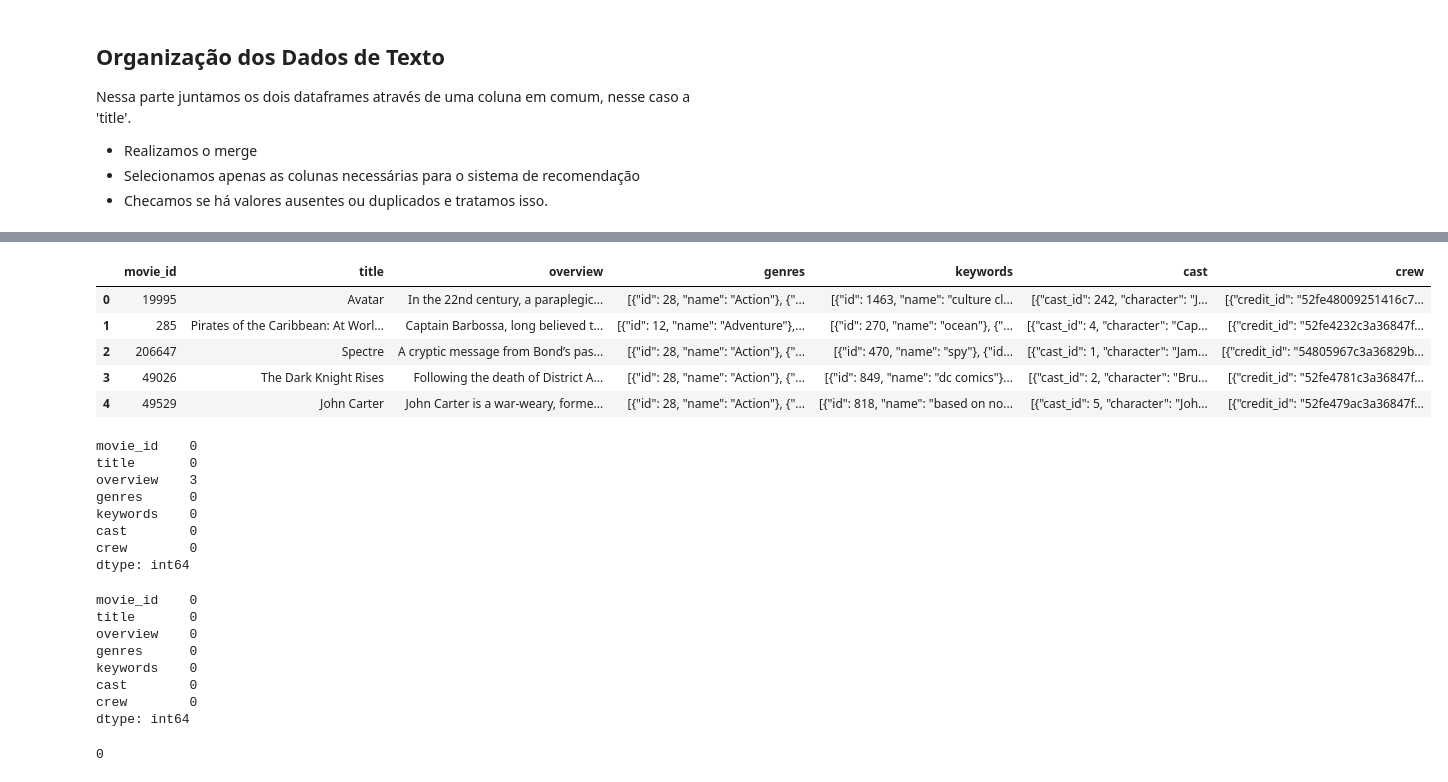
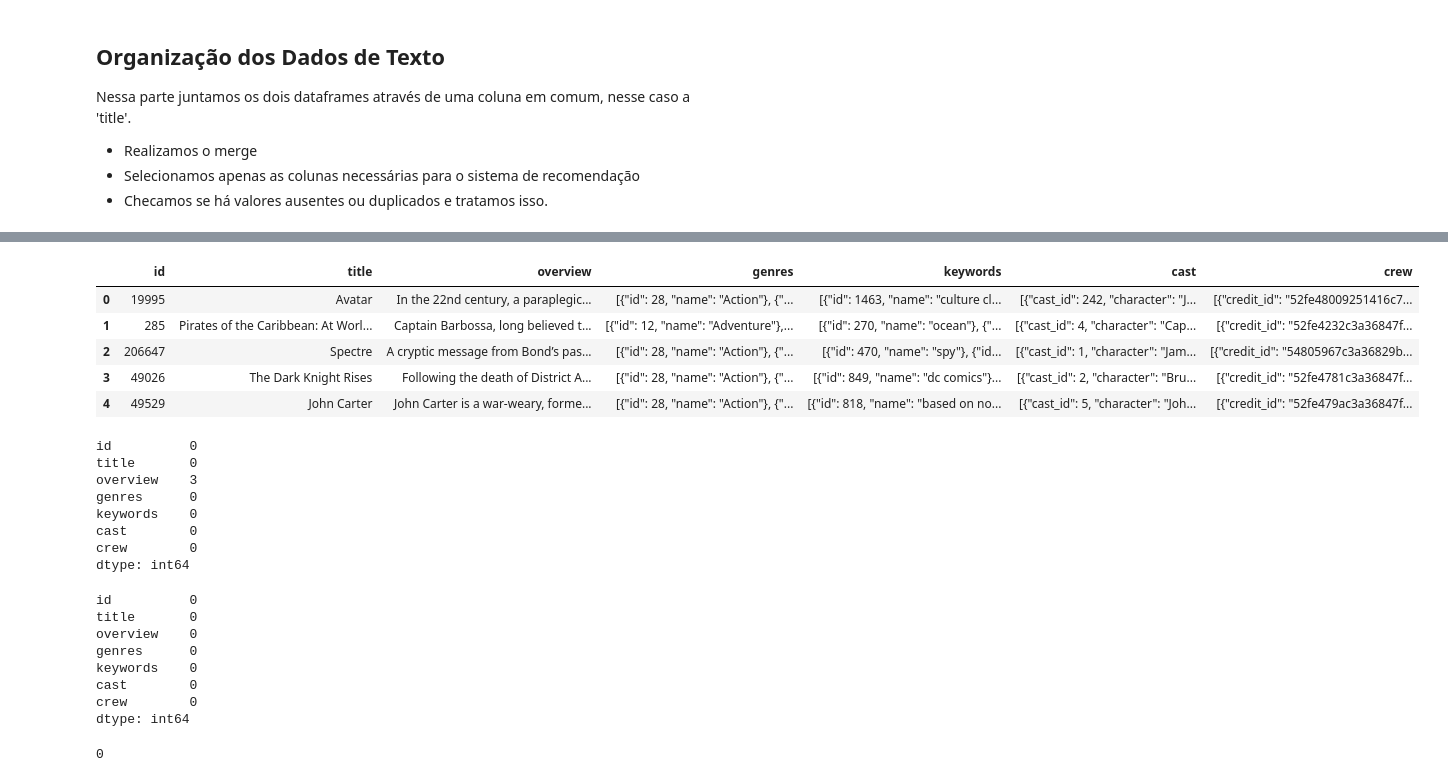
Before and after one commit to BrunoMatheus96/Projeto-Recomendacao_De_Filme, a Jupyter notebook: Sistema_De_Recomendacao_Vetorial.ipynb, the cells around one changed output, grey strips where cells are left out. Cells and saved outputs as stored; diff of their text form; code cells hidden in the pictures.

```diff
--- a/Sistema_De_Recomendacao_Vetorial.ipynb
+++ b/Sistema_De_Recomendacao_Vetorial.ipynb
@@ -70,3 +70,6 @@ Nessa parte juntamos os dois dataframes através de uma coluna em comum, nesse c
 - Realizamos o merge
 - Selecionamos apenas as colunas necessárias para o sistema de recomendação
 - Checamos se há valores ausentes ou duplicados e tratamos isso.
+# %%
+filmes = filmes.merge(elenco, left_on='id', right_on='movie_id')
+filmes.shape
@@ -94,4 +98,0 @@ memory usage: 750.6+ KB
-# %%
-filmes = filmes.merge(elenco, on='title')
-
-filmes.shape
@@ -99,0 +106,6 @@ filmes.shape
+# %%
+# Combinar 'id' e 'movie_id', mantendo valores não nulos
+filmes['id'] = filmes['id'].combine_first(filmes['movie_id'])
+
+# Remover a coluna 'movie_id'
+filmes = filmes.drop(columns=['movie_id'])
@@ -99,0 +119,6 @@ filmes.shape
+# %%
+# Combinar 'title_x' e 'title_y', mantendo valores não nulos
+filmes['title'] = filmes['title_x'].combine_first(filmes['title_y'])
+
+# Remover as colunas originais
+filmes = filmes.drop(columns=['title_x', 'title_y'])
@@ -100,10 +146,10 @@ filmes.shape
 # %%
 #Pegando apenas as colunas necessárias para o sistema de recomendação
-filmes = filmes[['movie_id', 'title', 'overview', 'genres', 'keywords', 'cast', 'crew']]
+filmes = filmes[['id', 'title', 'overview', 'genres', 'keywords', 'cast', 'crew']]
 
 filmes.head()
 # %% [output]
-|  | movie_id | title | overview | genres | keywords | cast | crew |
+|  | id | title | overview | genres | keywords | cast | crew |
 | 0 | 19995 | Avatar | In the 22nd century, a paraplegic... | [{"id": 28, "name": "Action"}, {"... | [{"id": 1463, "name": "culture cl... | [{"cast_id": 242, "character": "J... | [{"credit_id": "52fe48009251416c7... |
 | 1 | 285 | Pirates of the Caribbean: At Worl... | Captain Barbossa, long believed t... | [{"id": 12, "name": "Adventure"},... | [{"id": 270, "name": "ocean"}, {"... | [{"cast_id": 4, "character": "Cap... | [{"credit_id": "52fe4232c3a36847f... |
 | 2 | 206647 | Spectre | A cryptic message from Bond’s pas... | [{"id": 28, "name": "Action"}, {"... | [{"id": 470, "name": "spy"}, {"id... | [{"cast_id": 1, "character": "Jam... | [{"credit_id": "54805967c3a36829b... |
@@ -113,7 +159,7 @@ filmes.head()
 # Checando valores ausentes
 filmes.isnull().sum()
 # %% [output]
-movie_id    0
+id          0
 title       0
 overview    3
 genres      0
@@ -128,7 +174,7 @@ filmes.dropna(inplace = True)
 # Checando valores ausentes
 filmes.isnull().sum()
 # %% [output]
-movie_id    0
+id          0
 title       0
 overview    0
 genres      0
```
Also changed, not shown: parts of 12 cells of this notebook.
